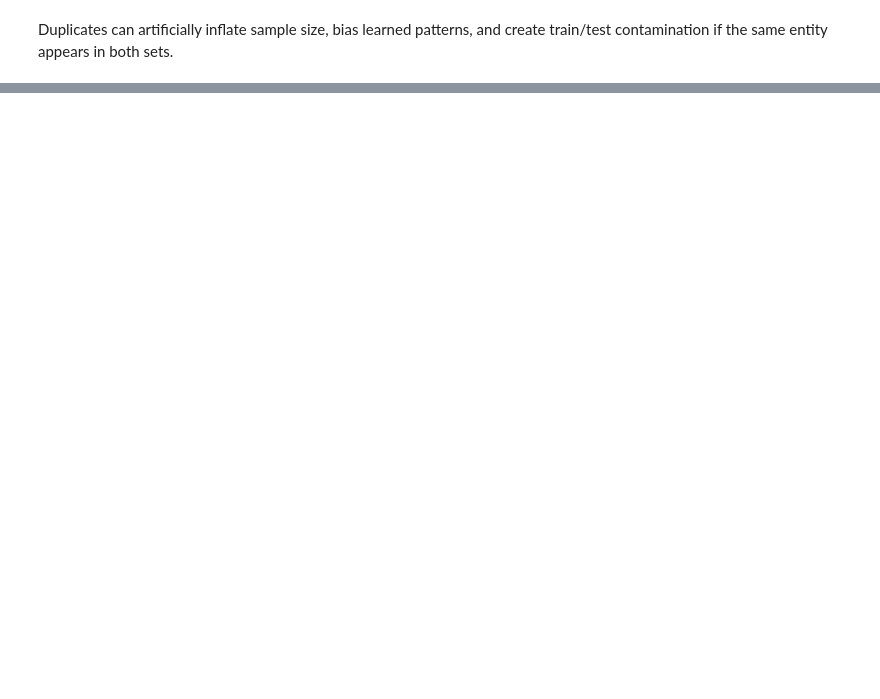
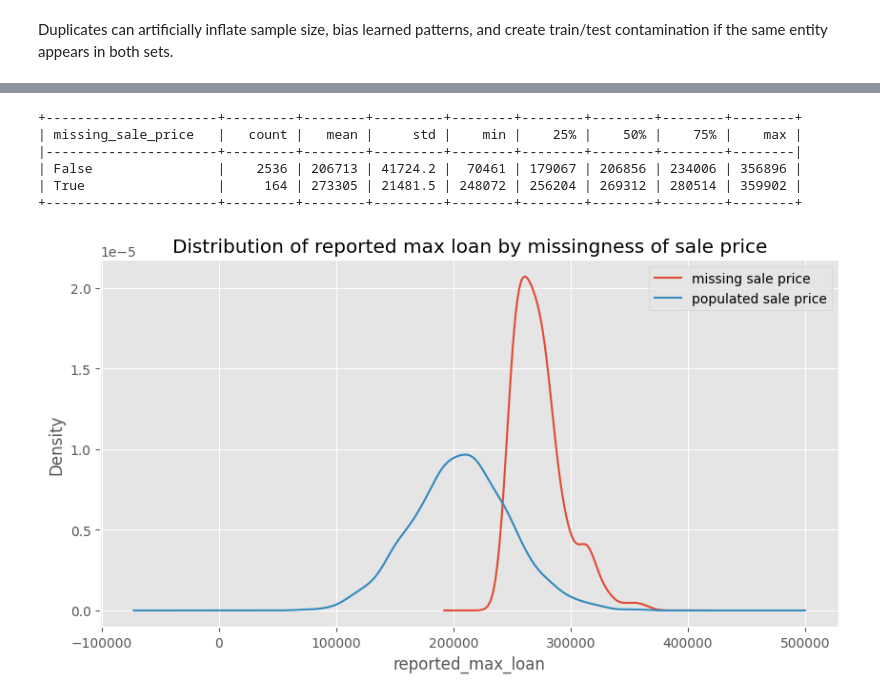
Before and after one commit to CardoAI/ml_industry_course, a Jupyter notebook: day1/datapreprocessing_featureengineering.ipynb, the cells around one changed output, grey strips where cells are left out. Drawn from its saved outputs; the diff is of its cells as text; code cells hidden in the pictures; blank space fills up the shorter version.

```diff
--- a/day1/datapreprocessing_featureengineering.ipynb
+++ b/day1/datapreprocessing_featureengineering.ipynb
@@ -142,0 +479,18 @@ Duplicated person_id appearing in >1 split: 0
+# %%
+show(ames.assign(missing_sale_price=ames["sale_price"].isna()).groupby("missing_sale_price")["reported_max_loan"].describe())
+# %% [output]
++----------------------+---------+--------+---------+--------+--------+--------+--------+--------+
+| missing_sale_price   |   count |   mean |     std |    min |    25% |    50% |    75% |    max |
+|----------------------+---------+--------+---------+--------+--------+--------+--------+--------|
+| False                |    2536 | 206713 | 41724.2 |  70461 | 179067 | 206856 | 234006 | 356896 |
+| True                 |     164 | 273305 | 21481.5 | 248072 | 256204 | 269312 | 280514 | 359902 |
++----------------------+---------+--------+---------+--------+--------+--------+--------+--------+
+# %%
+fig, ax = plt.subplots(figsize=(10, 5))
+ames.query("sale_price.isna()").reported_max_loan.plot(kind='kde', label='missing sale price')
+ames.query("sale_price.notna()").reported_max_loan.plot(kind='kde', label='populated sale price')
+ax.set_xlabel("reported_max_loan")
+ax.set_title("Distribution of reported max loan by missingness of sale price")
+ax.legend();
+# %% [output]
+[figure, added]
```
Also changed, not shown: parts of 36 cells of this notebook, 3 other files.
